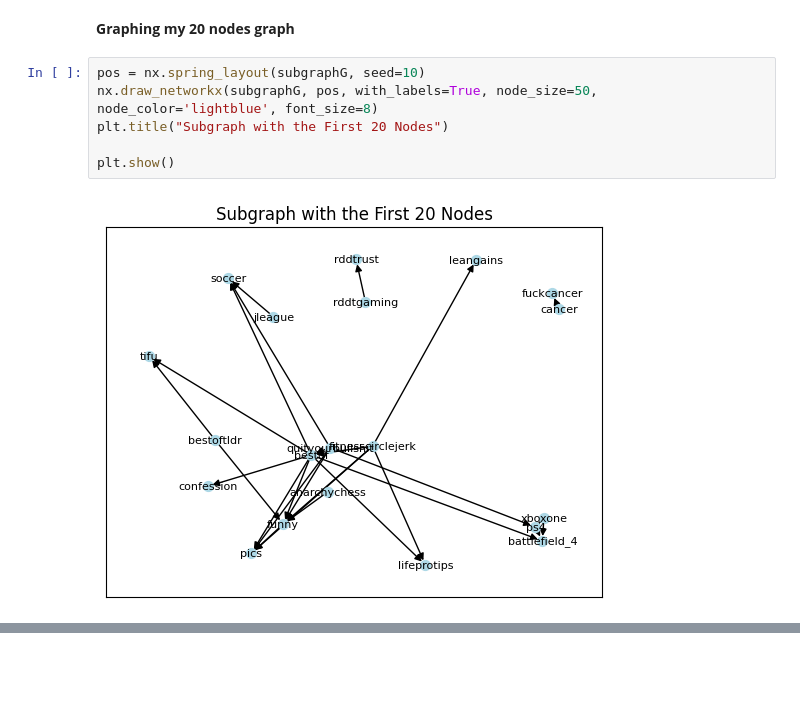
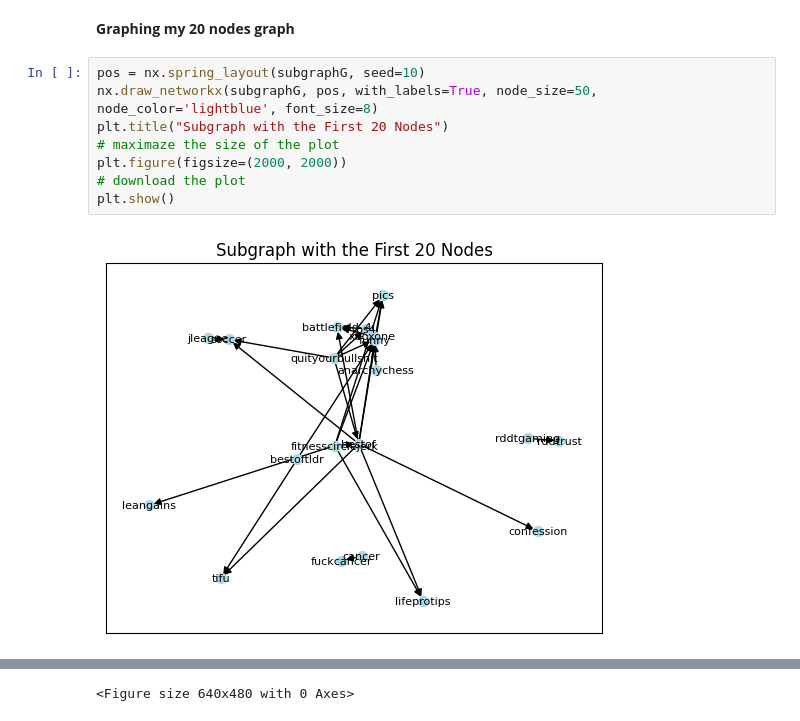
Before and after one commit to oliverTuesta/reddit-communities, a Jupyter notebook: app.ipynb, the cells around one changed output, grey strips where cells are left out. Saved outputs shown, nothing was run; the diff lists cells and outputs as text; blank space fills up the shorter version.

```diff
--- a/app.ipynb
+++ b/app.ipynb
@@ -44,8 +50,10 @@ subgraphG = G.subgraph(first_n_nodes)
 # %%
 pos = nx.spring_layout(subgraphG, seed=10)
 nx.draw_networkx(subgraphG, pos, with_labels=True, node_size=50, node_color='lightblue', font_size=8)
 plt.title("Subgraph with the First 20 Nodes")
-
+# maximaze the size of the plot
+plt.figure(figsize=(2000, 2000))
+# download the plot
 plt.show()
 # %% [output]
-[figure, old version]
+[figure, new version]
@@ -51,0 +61 @@ plt.show()
+<Figure size 640x480 with 0 Axes>
```
Also changed, not shown: parts of 5 cells of this notebook, 1 other file.
